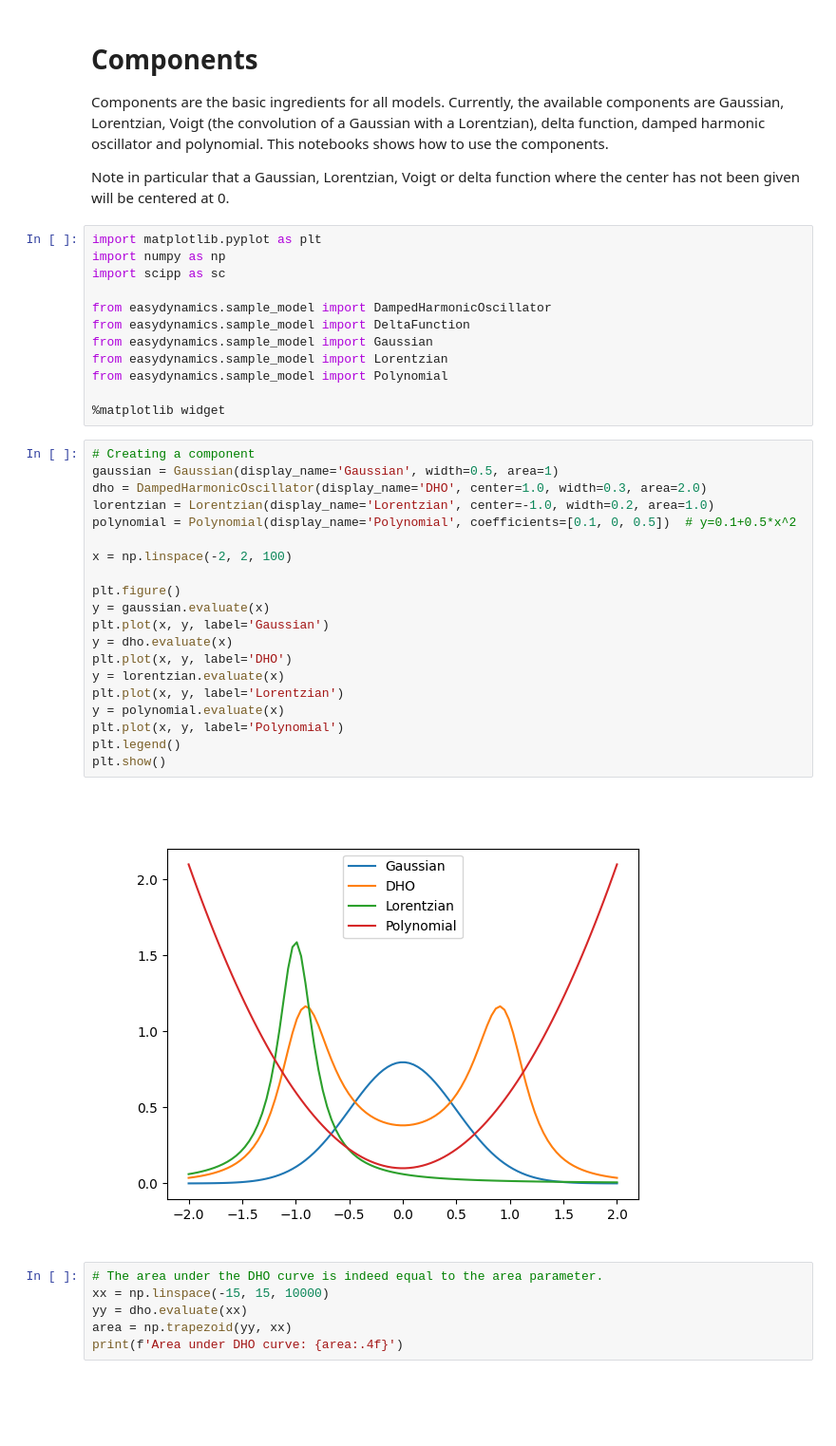
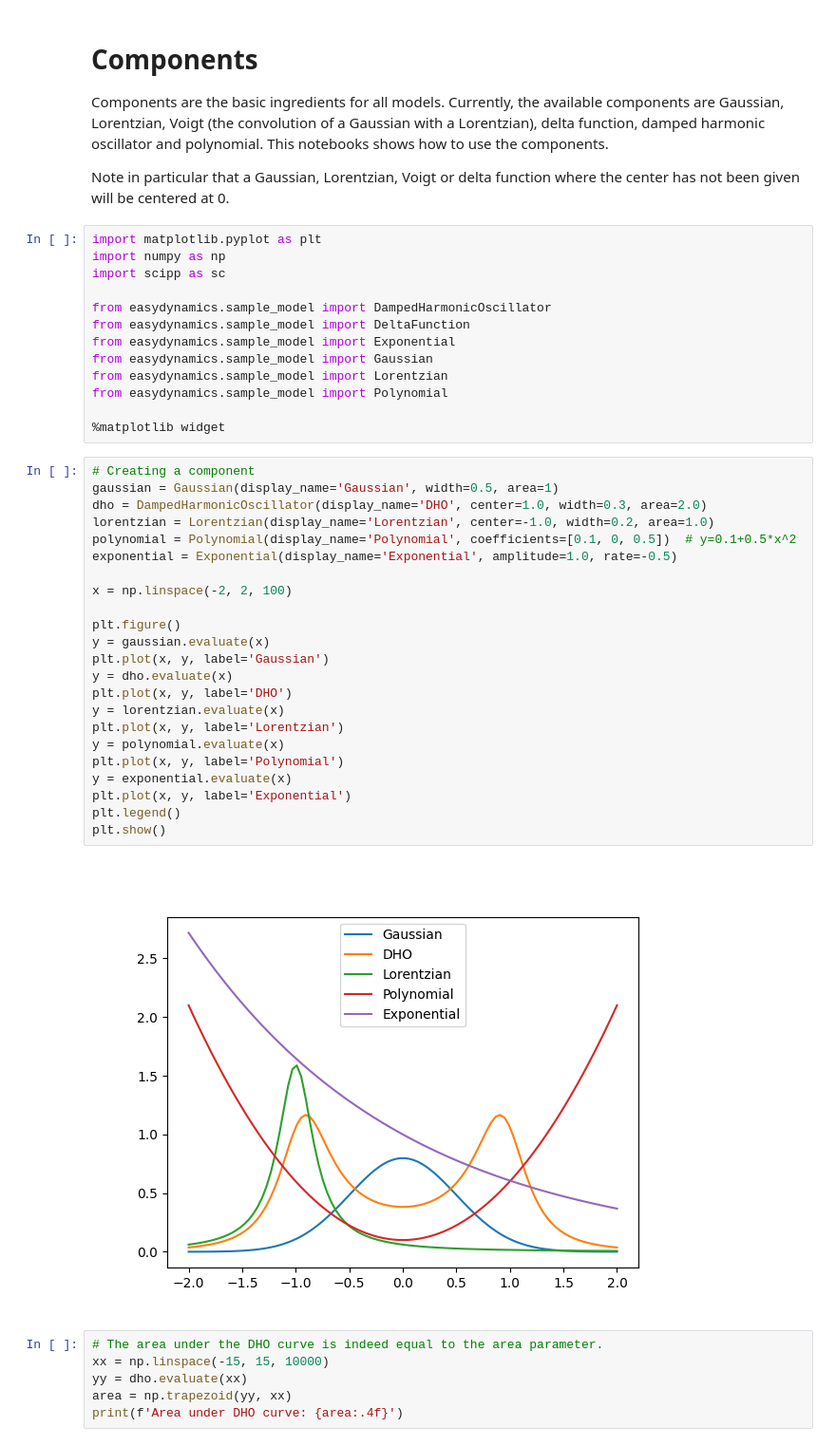
Before and after one commit to easyscience/dynamics-lib, a Jupyter notebook: dev/tutorials/components/components.ipynb, the cells around one changed output. Shown at 95% size. Drawn from its saved outputs; the diff is of its cells as text; blank space fills up the shorter version.

```diff
--- a/dev/tutorials/components/components.ipynb
+++ b/dev/tutorials/components/components.ipynb
@@ -11,6 +11,7 @@ import scipp as sc
 
 from easydynamics.sample_model import DampedHarmonicOscillator
 from easydynamics.sample_model import DeltaFunction
+from easydynamics.sample_model import Exponential
 from easydynamics.sample_model import Gaussian
 from easydynamics.sample_model import Lorentzian
 from easydynamics.sample_model import Polynomial
@@ -19,25 +20,28 @@ from easydynamics.sample_model import Polynomial
 # %%
 # Creating a component
 gaussian = Gaussian(display_name='Gaussian', width=0.5, area=1)
 dho = DampedHarmonicOscillator(display_name='DHO', center=1.0, width=0.3, area=2.0)
 lorentzian = Lorentzian(display_name='Lorentzian', center=-1.0, width=0.2, area=1.0)
 polynomial = Polynomial(display_name='Polynomial', coefficients=[0.1, 0, 0.5])  # y=0.1+0.5*x^2
+exponential = Exponential(display_name='Exponential', amplitude=1.0, rate=-0.5)
 
 x = np.linspace(-2, 2, 100)
 
 plt.figure()
 y = gaussian.evaluate(x)
 plt.plot(x, y, label='Gaussian')
 y = dho.evaluate(x)
 plt.plot(x, y, label='DHO')
 y = lorentzian.evaluate(x)
 plt.plot(x, y, label='Lorentzian')
 y = polynomial.evaluate(x)
 plt.plot(x, y, label='Polynomial')
+y = exponential.evaluate(x)
+plt.plot(x, y, label='Exponential')
 plt.legend()
 plt.show()
 # %% [output]
-[figure, old version]
+[figure, new version]
 # %%
 # The area under the DHO curve is indeed equal to the area parameter.
 xx = np.linspace(-15, 15, 10000)
```
Also changed, not shown: 23 other files.
